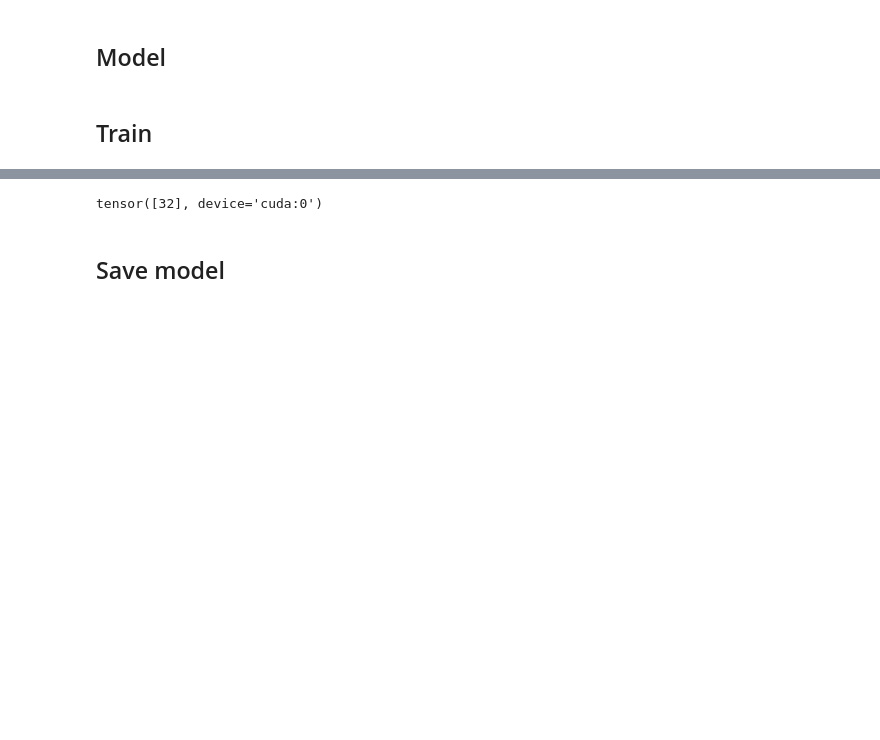
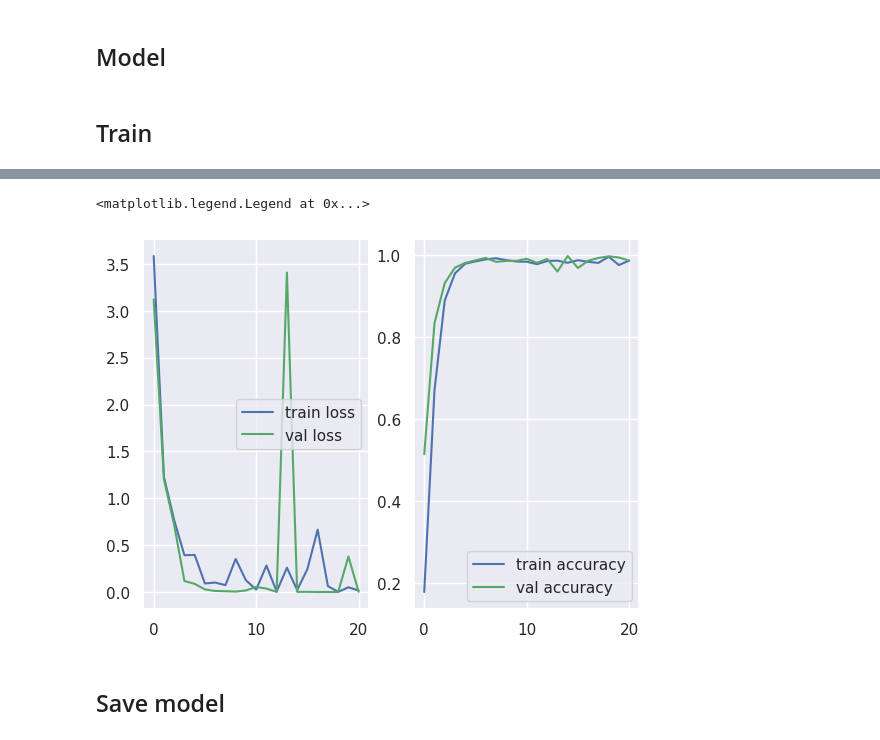
Before and after one commit to Robo-sapiens/avanpost_challenge, a Jupyter notebook: research/nn.ipynb, the cells around one changed output, grey strips where cells are left out. Saved outputs shown, nothing was run; the diff lists cells and outputs as text; code cells hidden in the pictures; blank space fills up the shorter version.

Commit message:
Update model and fix notebook

```diff
--- a/research/nn.ipynb
+++ b/research/nn.ipynb
@@ -1,22 +1,21 @@
 # %% [markdown]
 # Title
 # %%
+from dataset import SOCOFingDataset
+from pathlib import Path
+from torch.utils.data import Dataset, DataLoader
+from matplotlib import pyplot as plt
+from sklearn.model_selection import train_test_split
+from utils import seed
 import torch
+import torch.optim as optim
 import torch.nn as nn
 import torch.nn.functional as F
-import torch.optim as optim
-from torch.utils.data import Dataset, DataLoader
-from pathlib import Path
 import torchvision.transforms as tfs
-from dataset import SOCOFingDataset
-from matplotlib import colors, pyplot as plt
 import numpy as np
-from sklearn.model_selection import train_test_split
-from sklearn.metrics import accuracy_score
-from torch.utils.data import random_split
-from sklearn.metrics import accuracy_score
-from tqdm import tqdm
-from utils import seed
+import seaborn as sns
+
+sns.set()
 
 %matplotlib inline
 %load_ext autoreload
@@ -112,7 +108,6 @@ for epoch in range(100):
 
     train_loss = 0.0
     train_acc = 0.0
-    n_samples = 0.0
 
     for X, y in train_loader:
         # Setup
@@ -126,10 +121,9 @@ for epoch in range(100):
         optimizer.step()
         # Evaluate
         train_acc += torch.sum(y.data == torch.argmax(y_pred, 1))
-        n_samples += X.size(0)
 
     # Log
-    train_acc /= n_samples
+    train_acc /= len(train_dataset)
     train_loss_history.append(train_loss.cpu().data)
     train_acc_history.append(train_acc.cpu().data)
 
@@ -138,7 +132,6 @@ for epoch in range(100):
 
     val_loss = 0.0
     val_acc = 0.0
-    n_samples = 0.0
 
     for X, y in val_loader:
         X = X.view(-1, 64 * 64).to(DEVICE)
@@ -147,12 +140,11 @@ for epoch in range(100):
             y_pred = model(X)
             val_loss = criterion(y_pred, y)
             val_acc += torch.sum(y.data == torch.argmax(y_pred, 1))
-            n_samples += X.size(0)
 
     # Log
-    val_acc /= n_samples
-    val_loss_history.append(val_loss)
-    val_acc_history.append(val_acc)
+    val_acc /= len(val_dataset)
+    val_loss_history.append(val_loss.cpu().data)
+    val_acc_history.append(val_acc.cpu().data)
 
     # Save if improved
     if train_acc > best_acc:
@@ -176,4 +181,0 @@ y = model(img.view(-1, 64 * 64).to(DEVICE))
-# %%
-torch.argmax(y, 1)
-# %% [output]
-tensor([32], device='cuda:0')
@@ -182,3 +182,16 @@ tensor([32], device='cuda:0')
+# %%
+fig, axeslist = plt.subplots(ncols=2, nrows=1)
+
+axeslist.ravel()[0].plot(train_loss_history, "-b", label="train loss")
+axeslist.ravel()[0].plot(val_loss_history, "-g", label="val loss")
+axeslist.ravel()[0].legend()
+
+axeslist.ravel()[1].plot(train_acc_history, "-b", label="train accuracy")
+axeslist.ravel()[1].plot(val_acc_history, "-g", label="val accuracy")
+axeslist.ravel()[1].legend()
+# %% [output]
+<matplotlib.legend.Legend at 0x...>
+[figure, added]
 # %% [markdown]
 ## Save model
 # %%
```
Also changed, not shown: parts of 5 cells of this notebook, 1 other file.
